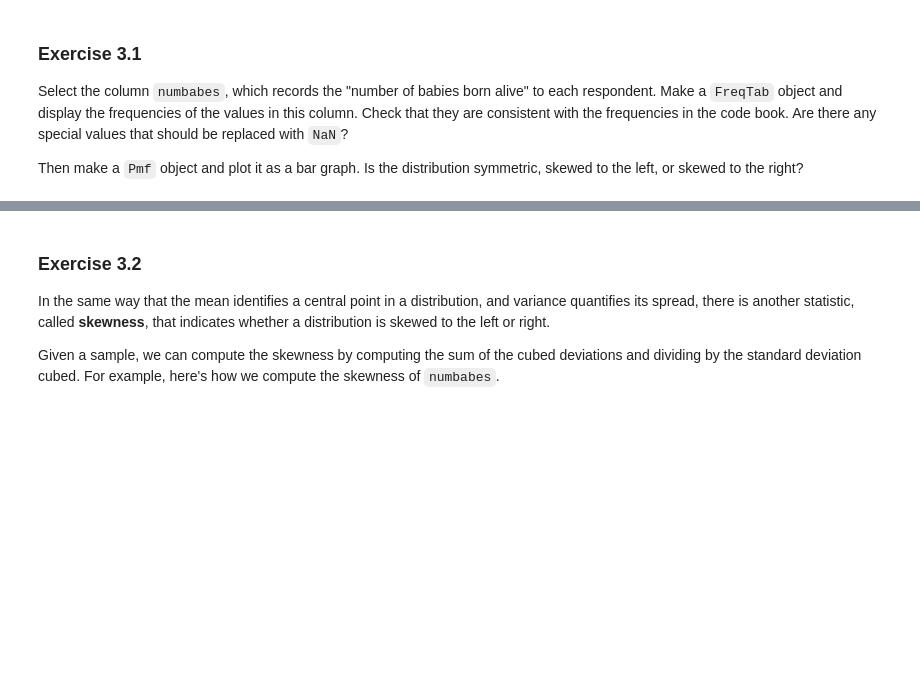
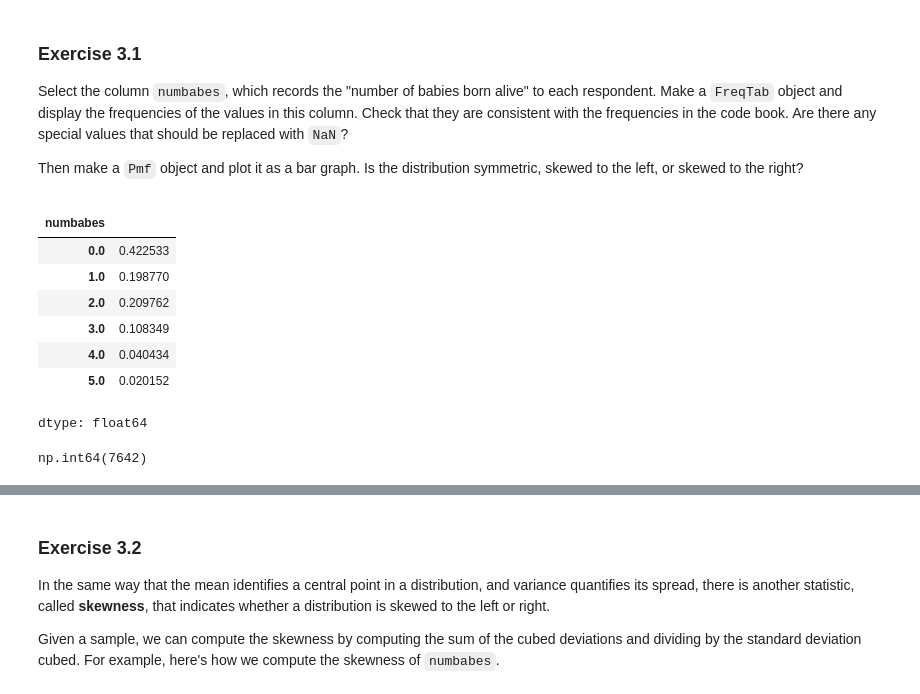
Before and after one commit to rowdenb/think-stats-3e, a Jupyter notebook: nb/chap03.ipynb, the cells around one changed output, grey strips where cells are left out. Saved outputs shown, nothing was run; the diff lists cells and outputs as text; code cells hidden in the pictures; blank space fills up the shorter version.

```diff
--- a/nb/chap03.ipynb
+++ b/nb/chap03.ipynb
@@ -461,8 +513,32 @@ Are there any special values that should be replaced with `NaN`?
 Then make a `Pmf` object and plot it as a bar graph. Is the distribution symmetric, skewed to the left, or skewed to the right?
 # %%
 # Solution goes here
+resp["numbabes"] = resp["numbabes"].replace([97], np.nan)
+numbabes = FreqTab.from_seq(resp["numbabes"])
+numbabes
+n = numbabes.sum()
+n
+pmf = numbabes / n
+pmf
+# %% [output]
+|  |  |
+| numbabes |  |
+| 0.0 | 0.422533 |
+| 1.0 | 0.198770 |
+| 2.0 | 0.209762 |
+| 3.0 | 0.108349 |
+| 4.0 | 0.040434 |
+| 5.0 | 0.020152 |
+dtype: float64
 # %%
 # Solution goes here
+resp["numbabes"] = resp["numbabes"].replace([97], np.nan)
+resp["numbabes"] = resp["numbabes"].clip(upper=5)
+pmf_numbabes = Pmf.from_seq(resp["numbabes"])
+pmf_numbabes
+numbabes.sum()
+# %% [output]
+np.int64(7642)
 # %%
 pmf.bar()
 decorate(xlabel="Number of babies", ylabel="PMF")
```
Also changed, not shown: parts of 31 cells of this notebook.
